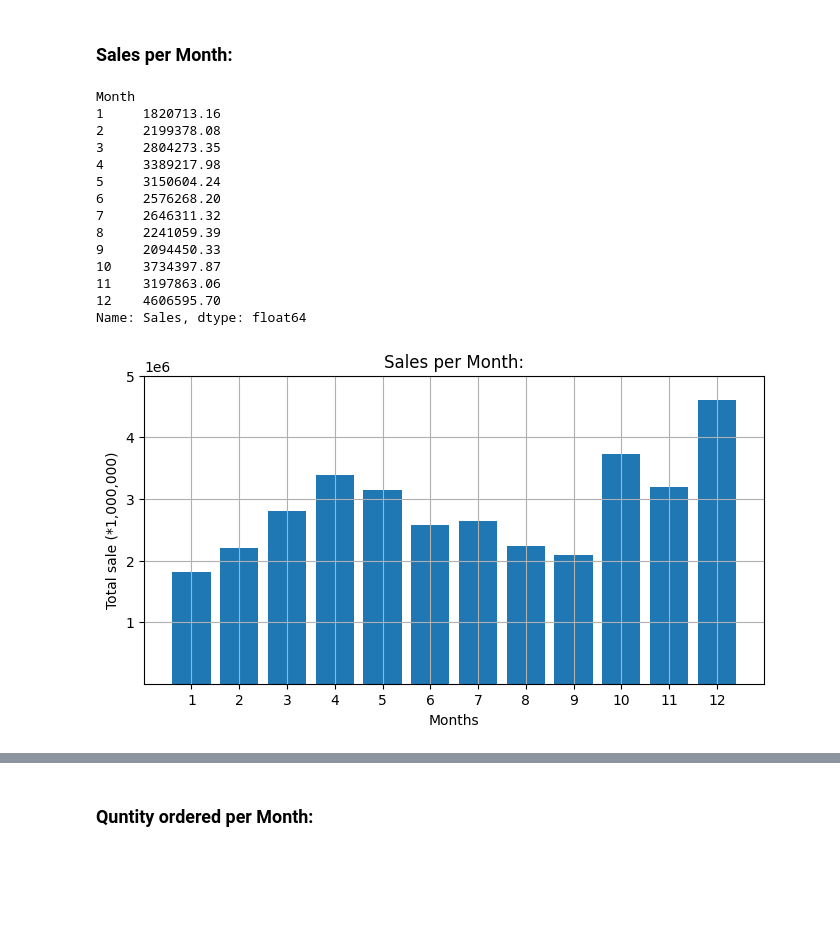
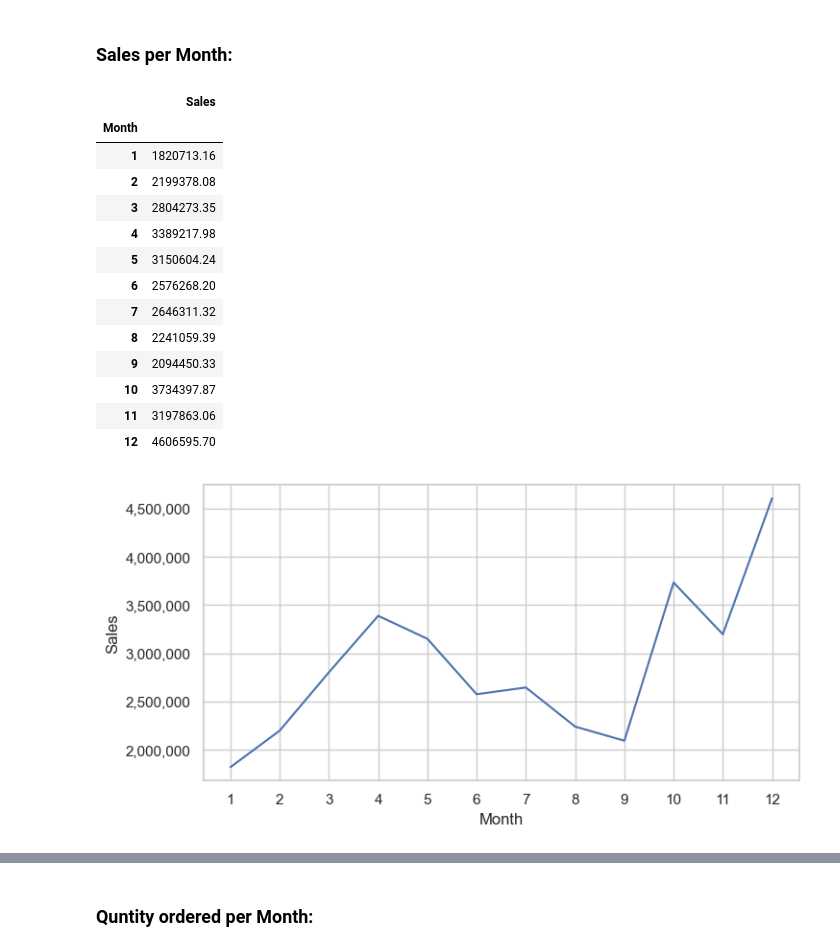
Before and after one commit to MiladAraji/Sale-Data-Analysis, a Jupyter notebook: Project.ipynb, the cells around one changed output, grey strips where cells are left out. Drawn from its saved outputs; the diff is of its cells as text; code cells hidden in the pictures; blank space fills up the shorter version.

```diff
--- a/Project.ipynb
+++ b/Project.ipynb
@@ -145,32 +148,28 @@ dtype: object
 ### Sales per Month:
 # %%
 #SAles per month
-result=df.groupby(['Month'])['Sales'].sum()
+result=df.groupby('Month').agg({'Sales':'sum'})
 result
 # %% [output]
-Month
-1     1820713.16
-2     2199378.08
-3     2804273.35
-4     3389217.98
-5     3150604.24
-6     2576268.20
-7     2646311.32
-8     2241059.39
-9     2094450.33
-10    3734397.87
-11    3197863.06
-12    4606595.70
-Name: Sales, dtype: float64
+|  | Sales |
+| Month |  |
+| 1 | 1820713.16 |
+| 2 | 2199378.08 |
+| 3 | 2804273.35 |
+| 4 | 3389217.98 |
+| 5 | 3150604.24 |
+| 6 | 2576268.20 |
+| 7 | 2646311.32 |
+| 8 | 2241059.39 |
+| 9 | 2094450.33 |
+| 10 | 3734397.87 |
+| 11 | 3197863.06 |
+| 12 | 4606595.70 |
-# %%
-plt.figure(figsize=(8,4))
-plt.bar(x=result.index,height=result.values)
-plt.xticks(result.index)
-plt.yticks([1000000,2000000,3000000,4000000,5000000])
-plt.title('Sales per Month:')
-plt.xlabel('Months')
-plt.ylabel('Total sale (*1,000,000)')
-plt.grid(True)
-plt.show()
-# %% [output]
-[figure, removed]
+# %%
+plt.figure(figsize=(8,4))
+ax=sns.lineplot(x=result.index,y=result['Sales'])
+ax.set_yticklabels(['{:,.0f}'.format(y) for y in ax.get_yticks()])
+plt.xticks(result.index)
+plt.show()
+# %% [output]
+[figure, added]
```
Also changed, not shown: parts of 16 cells of this notebook.
